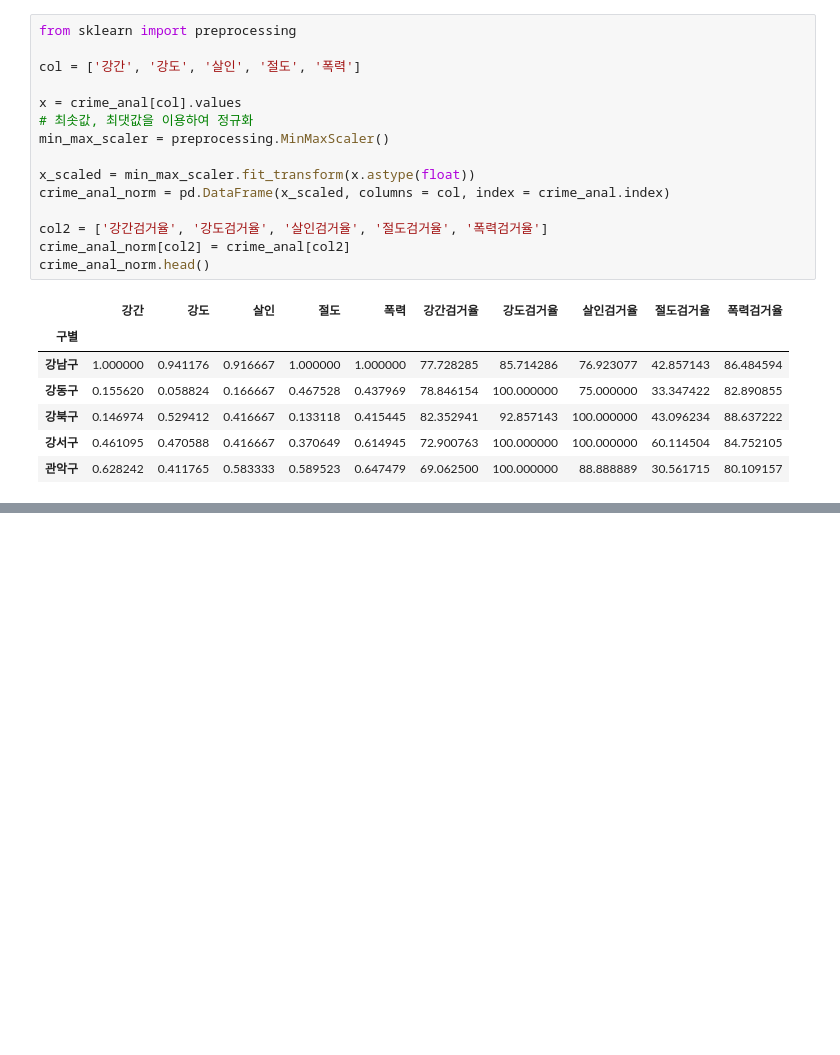
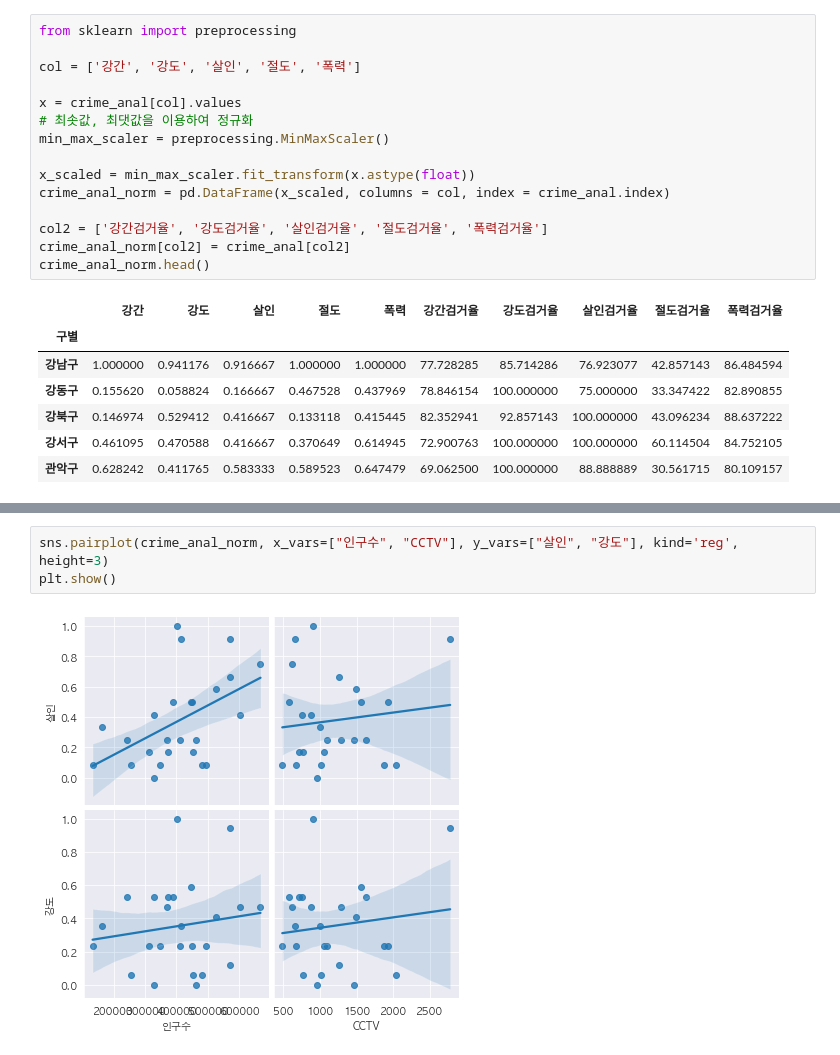
Before and after one commit to kojh0111/DataScience_Practice, a Jupyter notebook: source_code/Analysis for crime in Seoul.ipynb, the cells around one changed output, grey strips where cells are left out. Drawn from its saved outputs; the diff is of its cells as text; blank space fills up the shorter version.

```diff
--- a/source_code/Analysis for crime in Seoul.ipynb
+++ b/source_code/Analysis for crime in Seoul.ipynb
@@ -376,0 +394,5 @@ crime_anal_norm.head()
+# %%
+sns.pairplot(crime_anal_norm, x_vars=["인구수", "CCTV"], y_vars=["살인", "강도"], kind='reg', height=3)
+plt.show()
+# %% [output]
+[figure, added]
```
Also changed, not shown: parts of 11 cells of this notebook, 1 other file.
